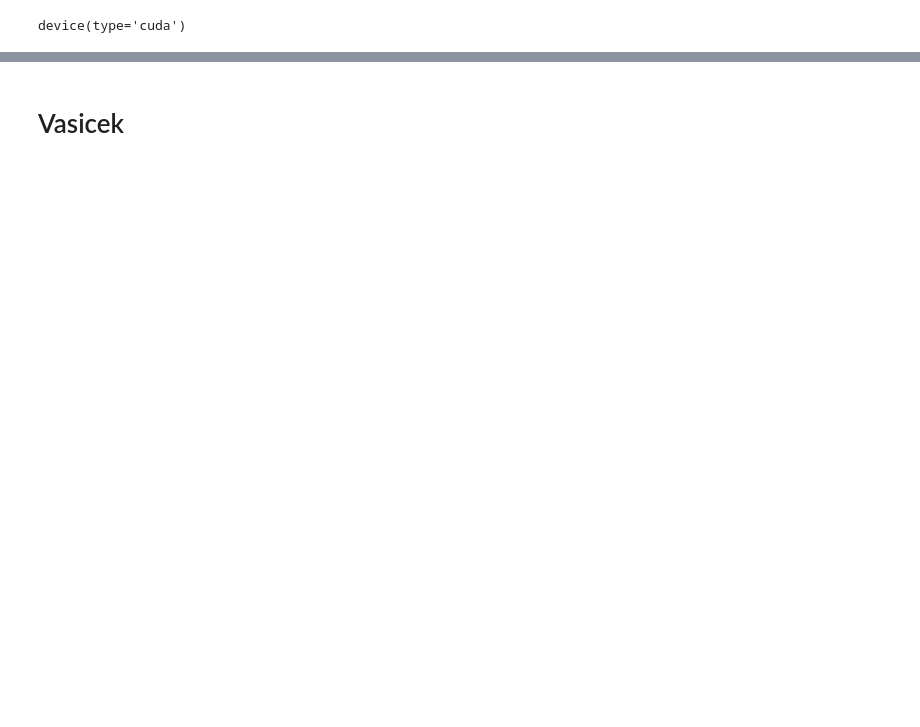
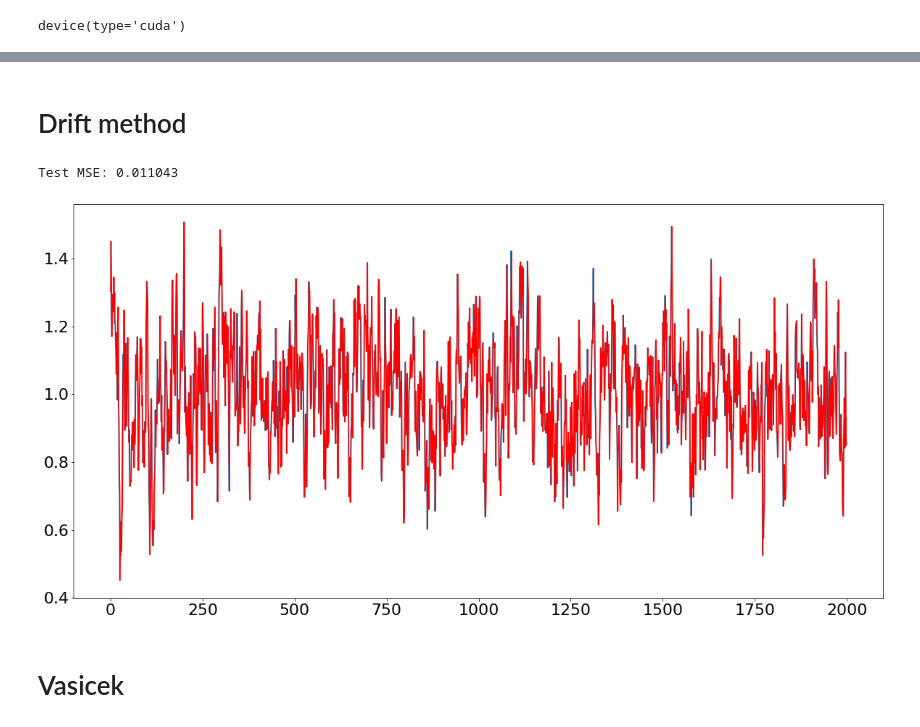
Before and after one commit to Nitrogen13/sde-vs-ml-timeseries, a Jupyter notebook: LSTM on Vasicek.ipynb, the cells around one changed output, grey strips where cells are left out. Saved outputs shown, nothing was run; the diff lists cells and outputs as text; code cells hidden in the pictures; blank space fills up the shorter version.

```diff
--- a/LSTM on Vasicek.ipynb
+++ b/LSTM on Vasicek.ipynb
@@ -62,3 +79,22 @@ Test MSE: 0.002457
+# %% [markdown]
+# Drift method
+# %%
+history_len = len(v_train)
+predictions = [(history_len * v_train[-1] - v_train[0]) / (history_len - 1)]
+for s_t in v_test[:-1]:
+    predictions.append((history_len * s_t - v_train[0]) / (history_len - 1))
+    history_len += 1
+
+error = mean_squared_error(v_test, predictions)
+print('Test MSE: %.6f' % error)
+
+# plot
+plt.plot(v_test)
+plt.plot(predictions, color='red')
+plt.show()
+# %% [output]
+Test MSE: 0.011043
+[figure, added]
 # %% [markdown]
 # Vasicek
 # %%
```
Also changed, not shown: parts of 43 cells of this notebook, 6 other files.
